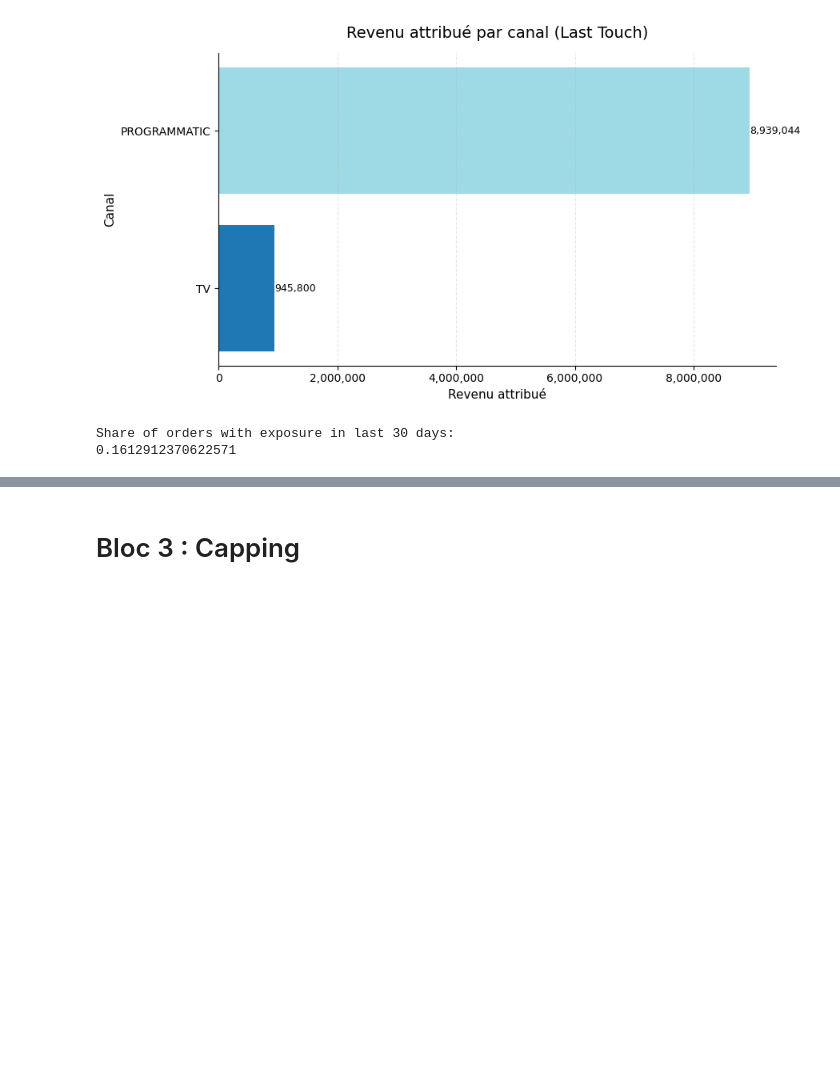
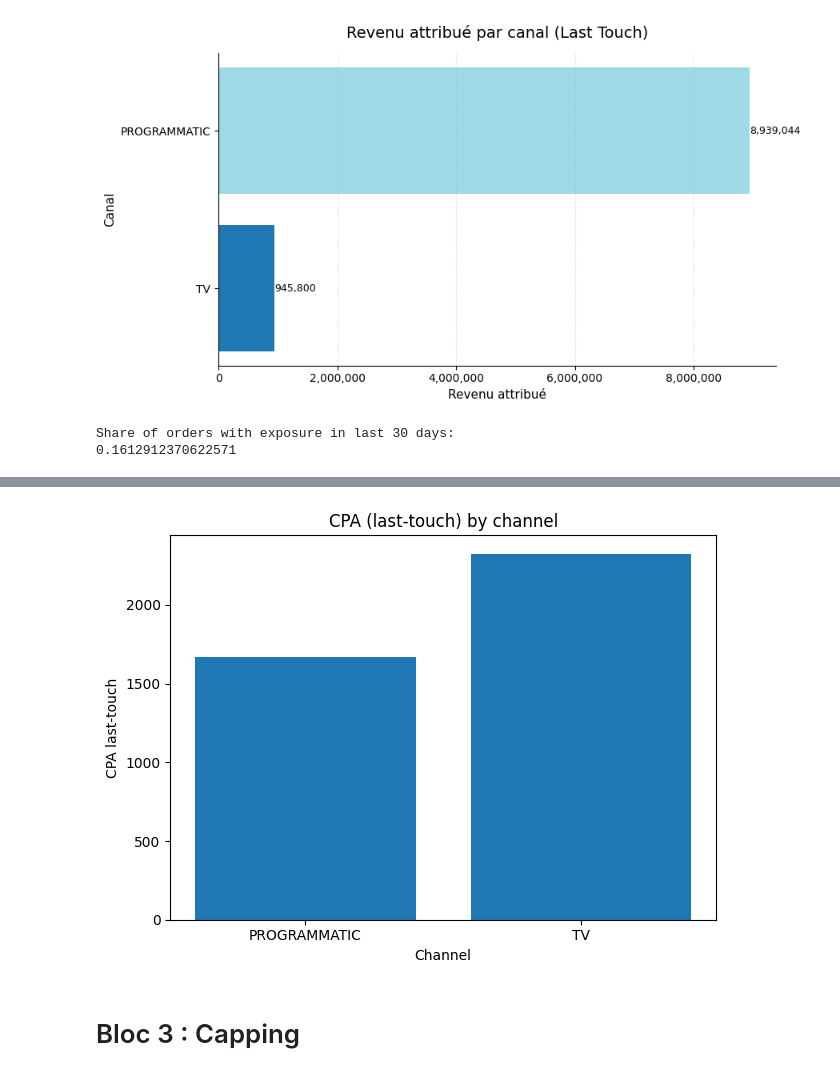
Before and after one commit to DomNoutsGit/Business_Data_Case, a Jupyter notebook: Media_effectiveness.ipynb, the cells around one changed output, grey strips where cells are left out. Drawn from its saved outputs; the diff is of its cells as text; code cells hidden in the pictures; blank space fills up the shorter version.

```diff
--- a/Media_effectiveness.ipynb
+++ b/Media_effectiveness.ipynb
@@ -329,3 +357,13 @@ Share of orders with exposure in last 30 days:
+# %%
+plt.figure()
+plt.bar(df["channel"], df["cpa_last_touch"])
+plt.title("CPA (last-touch) by channel")
+plt.xlabel("Channel")
+plt.ylabel("CPA last-touch")
+plt.tight_layout()
+plt.show()
+# %% [output]
+[figure, added]
 # %% [markdown]
 # Bloc 3 : Capping
 # %%
```
Also changed, not shown: parts of 3 cells of this notebook.
